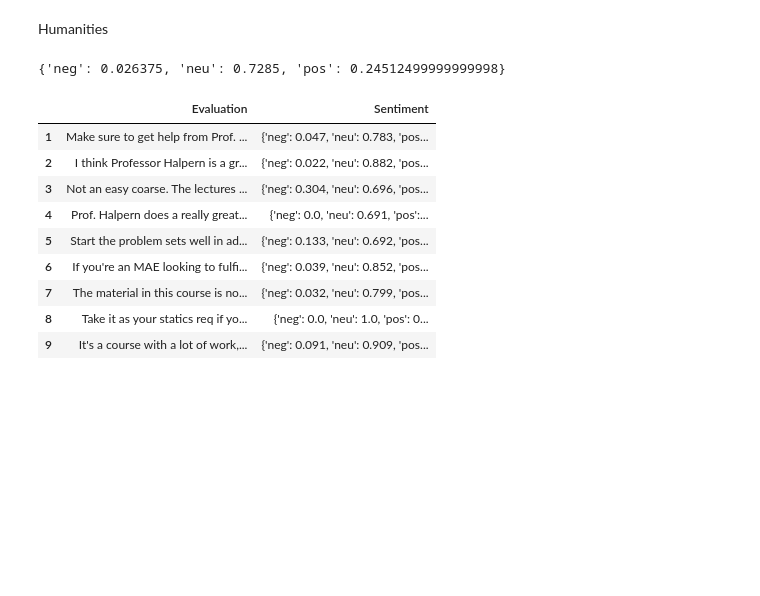
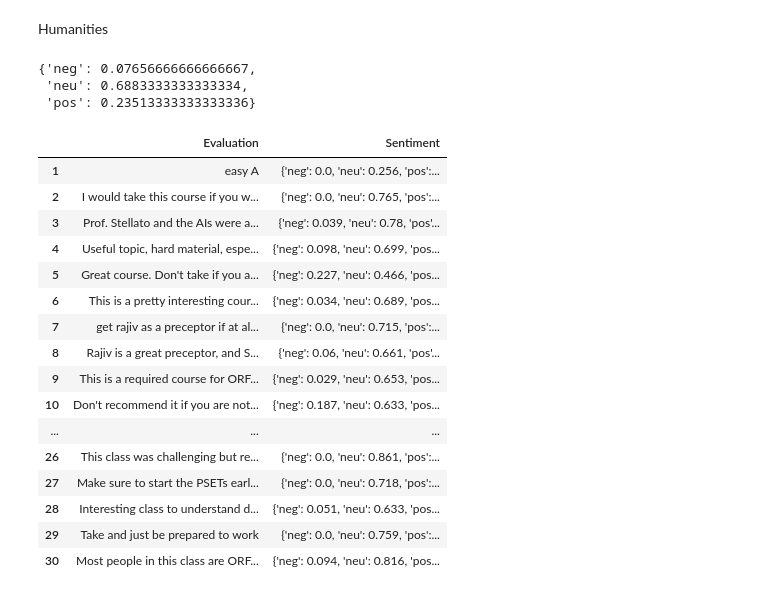
Before and after one commit to malqudah/Alqudah_Senior_Thesis, a Jupyter notebook: code.ipynb, the cells around one changed output. Saved outputs shown, nothing was run; the diff lists cells and outputs as text; code cells hidden in the pictures; blank space fills up the shorter version.

```diff
--- a/code.ipynb
+++ b/code.ipynb
@@ -3,6 +3,7 @@ import pandas as pd
 from vaderSentiment.vaderSentiment import SentimentIntensityAnalyzer
 # %%
 pd.set_option('display.max_colwidth', None)
+pd.set_option('display.max_rows', None)
 # %%
 def filter_data(df):
     print(df)
@@ -566,21 +574,30 @@ def average(dict, course):
     pos = pos / len(dict[course]['Sentiment'])
     return {"neg": neg, "neu": neu, "pos": pos}
 # %%
-average(engineeringDict, 'CEE361Male')
+average(engineeringDict, 'ORF307Male')
 # engineeringDict['CEE361Female']['Sentiment'][1]['pos']
 # %% [output]
-{'neg': 0.026375, 'neu': 0.7285, 'pos': 0.24512499999999998}
+{'neg': 0.07656666666666667,
+ 'neu': 0.6883333333333334,
+ 'pos': 0.23513333333333336}
 # %%
 # print(engineeringDict['COS217All']['Sentiment'][1]['pos'])
-display(engineeringDict['CEE361Female'])
+display(engineeringDict['ORF307Male'])
 # %% [output]
 |  | Evaluation | Sentiment |
-| 1 | Make sure to get help from Prof. ... | {'neg': 0.047, 'neu': 0.783, 'pos... |
-| 2 | I think Professor Halpern is a gr... | {'neg': 0.022, 'neu': 0.882, 'pos... |
-| 3 | Not an easy coarse. The lectures ... | {'neg': 0.304, 'neu': 0.696, 'pos... |
-| 4 | Prof. Halpern does a really great... | {'neg': 0.0, 'neu': 0.691, 'pos':... |
-| 5 | Start the problem sets well in ad... | {'neg': 0.133, 'neu': 0.692, 'pos... |
-| 6 | If you're an MAE looking to fulfi... | {'neg': 0.039, 'neu': 0.852, 'pos... |
-| 7 | The material in this course is no... | {'neg': 0.032, 'neu': 0.799, 'pos... |
-| 8 | Take it as your statics req if yo... | {'neg': 0.0, 'neu': 1.0, 'pos': 0... |
-| 9 | It's a course with a lot of work,... | {'neg': 0.091, 'neu': 0.909, 'pos... |
+| 1 | easy A | {'neg': 0.0, 'neu': 0.256, 'pos':... |
+| 2 | I would take this course if you w... | {'neg': 0.0, 'neu': 0.765, 'pos':... |
+| 3 | Prof. Stellato and the AIs were a... | {'neg': 0.039, 'neu': 0.78, 'pos'... |
+| 4 | Useful topic, hard material, espe... | {'neg': 0.098, 'neu': 0.699, 'pos... |
+| 5 | Great course. Don't take if you a... | {'neg': 0.227, 'neu': 0.466, 'pos... |
+| 6 | This is a pretty interesting cour... | {'neg': 0.034, 'neu': 0.689, 'pos... |
+| 7 | get rajiv as a preceptor if at al... | {'neg': 0.0, 'neu': 0.715, 'pos':... |
+| 8 | Rajiv is a great preceptor, and S... | {'neg': 0.06, 'neu': 0.661, 'pos'... |
+| 9 | This is a required course for ORF... | {'neg': 0.029, 'neu': 0.653, 'pos... |
+| 10 | Don't recommend it if you are not... | {'neg': 0.187, 'neu': 0.633, 'pos... |
+| ... | ... | ... |
+| 26 | This class was challenging but re... | {'neg': 0.0, 'neu': 0.861, 'pos':... |
+| 27 | Make sure to start the PSETs earl... | {'neg': 0.0, 'neu': 0.718, 'pos':... |
+| 28 | Interesting class to understand d... | {'neg': 0.051, 'neu': 0.633, 'pos... |
+| 29 | Take and just be prepared to work | {'neg': 0.0, 'neu': 0.759, 'pos':... |
+| 30 | Most people in this class are ORF... | {'neg': 0.094, 'neu': 0.816, 'pos... |
```
Also changed, not shown: parts of 1 cell of this notebook.
